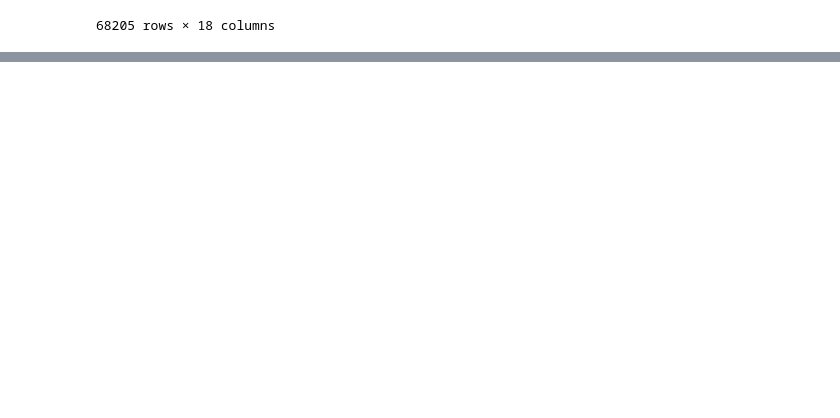
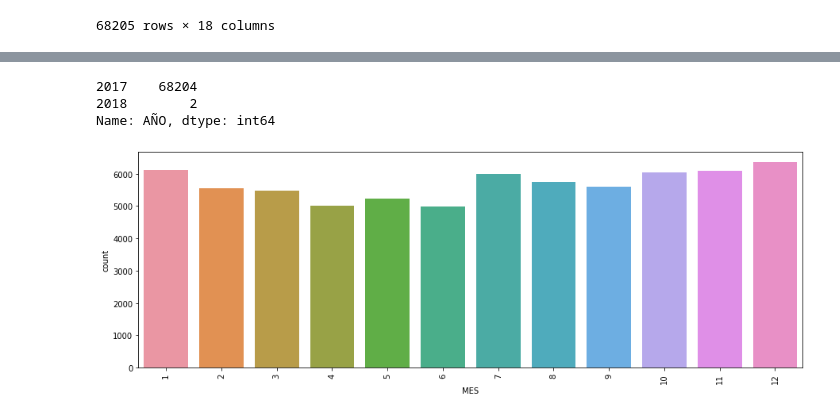
Before and after one commit to OsvaldoMedina/LATAM-Airlines, a Jupyter notebook: solution.ipynb, the cells around one changed output, grey strips where cells are left out. Saved outputs shown, nothing was run; the diff lists cells and outputs as text; code cells hidden in the pictures; blank space fills up the shorter version.

Commit message:
Distribution of data and documentation

```diff
--- a/solution.ipynb
+++ b/solution.ipynb
@@ -90,0 +162,13 @@ df.dropna()
+# %%
+df.AÑO.value_counts()
+# %% [output]
+2017    68204
+2018        2
+Name: AÑO, dtype: int64
+# %%
+plt.figure(figsize=(15,5))
+sns.countplot(x='MES', data=df)
+plt.xticks(rotation=90)
+plt.show()
+# %% [output]
+[figure, added]
```
Also changed, not shown: parts of 19 cells of this notebook, 3 other files.
